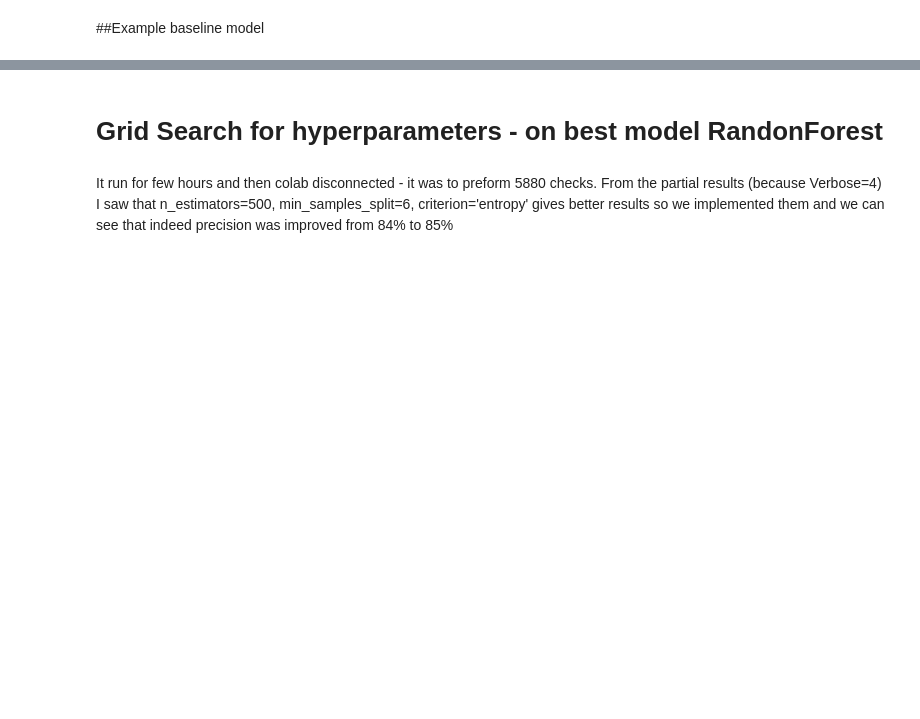
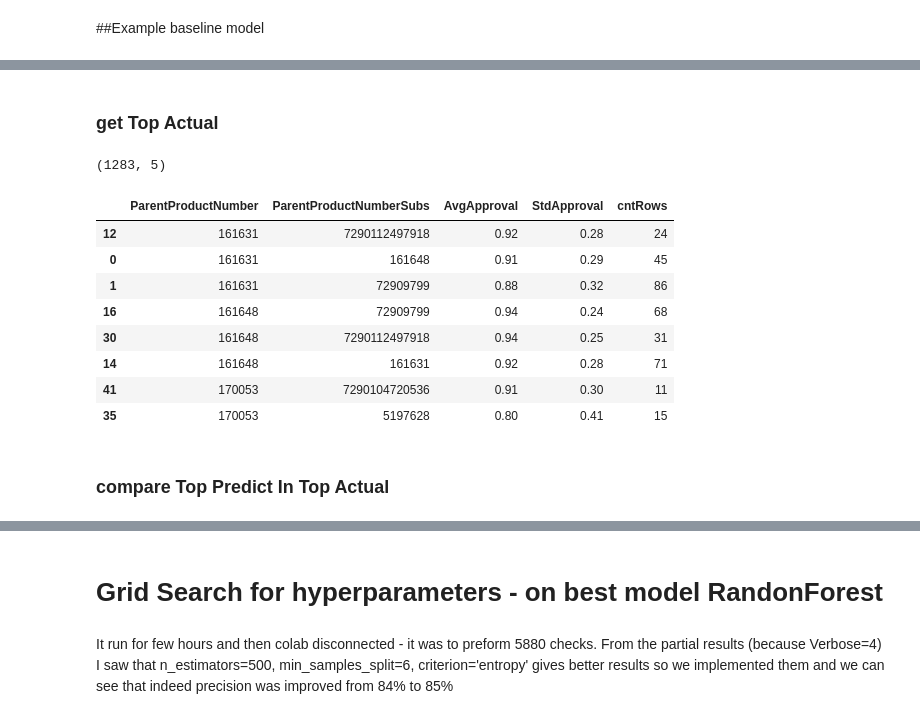
Before and after one commit to DanielKorenDataScience/ClassificationProject, a Jupyter notebook: Classification_Shufersal_Presentation.ipynb, the cells around one changed output, grey strips where cells are left out. Cells and saved outputs as stored; diff of their text form; code cells hidden in the pictures; blank space fills up the shorter version.

```diff
--- a/Classification_Shufersal_Presentation.ipynb
+++ b/Classification_Shufersal_Presentation.ipynb
@@ -632,0 +827,32 @@ process_model(BaselineModel(df.CorrelateItemStatusCode.unique()))
+# %% [markdown]
+### get Top Actual
+# %%
+def getTopActual(df,NTop=2):
+    df_groupActual=df.groupby(['ParentProductNumber','ParentProductNumberSubs']).agg({'CorrelateItemStatusCode':[('AvgApproval','mean'),
+                                                                                              ('StdApproval',np.std),
+                                                                                              ('cntRows','count')
+                                                                                             ]}).reset_index()
+    df_groupActual.columns=df_groupActual.columns.droplevel(0)
+    df_groupActual.columns.values[0]='ParentProductNumber'
+    df_groupActual.columns.values[1]='ParentProductNumberSubs'
+    df_groupActual=df_groupActual[df_groupActual['cntRows']>=3]
+    df_groupActual.sort_values(['ParentProductNumber','AvgApproval'],ascending=[True,False],inplace=True)
+    df_ActualTopN=df_groupActual.groupby('ParentProductNumber').head(NTop)
+    return df_ActualTopN
+# %%
+df_ActualTop3 = getTopActual(df,3)
+p(df_ActualTop3.shape)
+df_ActualTop3.head(8)
+# %% [output]
+(1283, 5)
+|  | ParentProductNumber | ParentProductNumberSubs | AvgApproval | StdApproval | cntRows |
+| 12 | 161631 | 7290112497918 | 0.92 | 0.28 | 24 |
+| 0 | 161631 | 161648 | 0.91 | 0.29 | 45 |
+| 1 | 161631 | 72909799 | 0.88 | 0.32 | 86 |
+| 16 | 161648 | 72909799 | 0.94 | 0.24 | 68 |
+| 30 | 161648 | 7290112497918 | 0.94 | 0.25 | 31 |
+| 14 | 161648 | 161631 | 0.92 | 0.28 | 71 |
+| 41 | 170053 | 7290104720536 | 0.91 | 0.30 | 11 |
+| 35 | 170053 | 5197628 | 0.80 | 0.41 | 15 |
+# %% [markdown]
+### compare Top Predict In Top Actual
```
Also changed, not shown: parts of 34 cells of this notebook.
